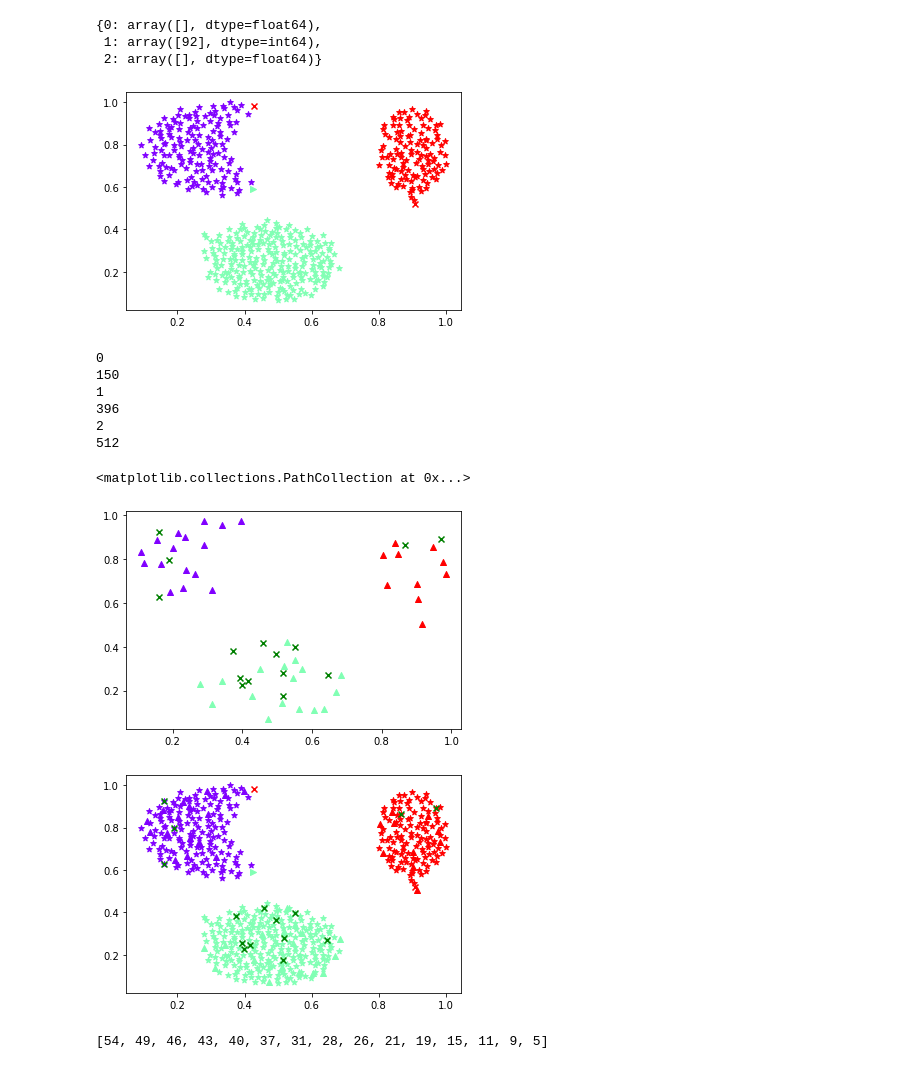
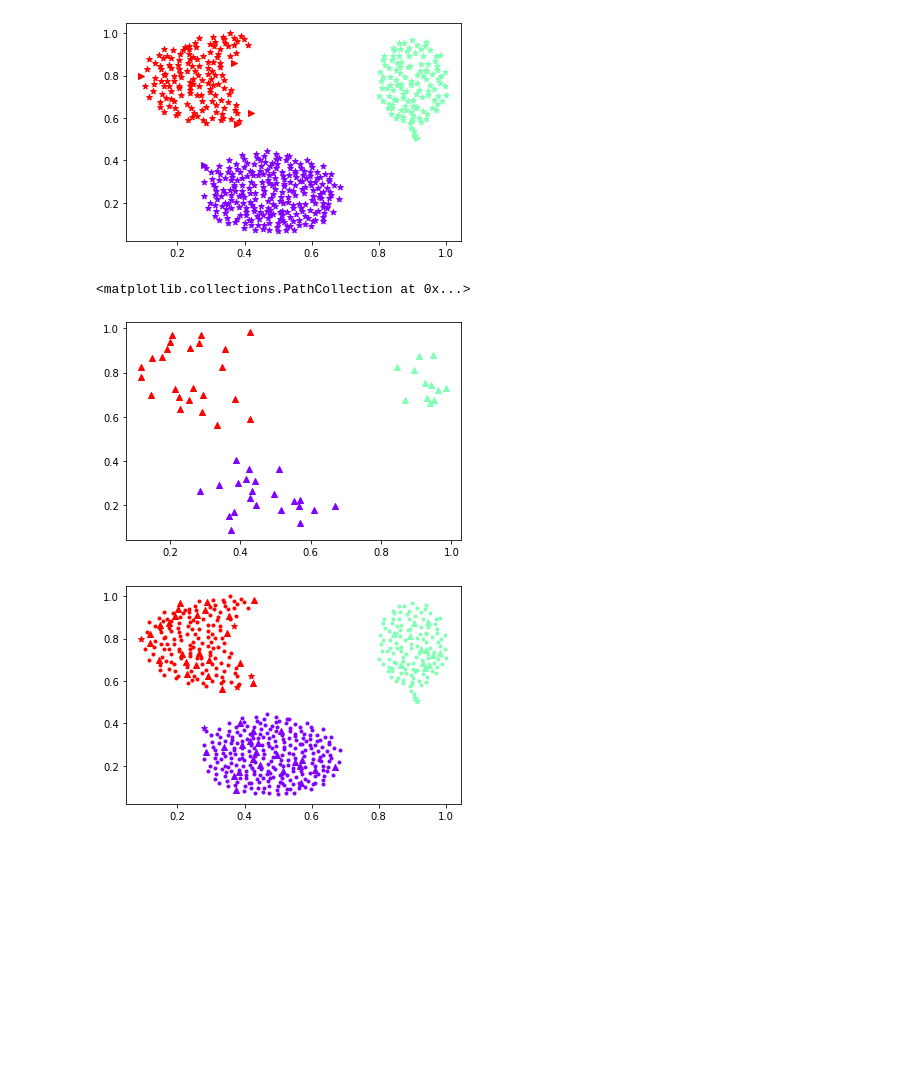
Before and after one commit to Ftmarruda/p1-mc886, a Jupyter notebook: dbscan.ipynb, the cells around one changed output. Cells and saved outputs as stored; diff of their text form; code cells hidden in the pictures; blank space fills up the shorter version.

```diff
--- a/dbscan.ipynb
+++ b/dbscan.ipynb
@@ -122,74 +133,59 @@ def dbscan_fit(test_data: np.ndarray, core_dict: dict, radius_of_neighborhood: f
     return test_clusters, outliers_found
 # %%
-radius = 0.065
-nb_of_neighbors = 6
+radius = 0.058
+nb_of_neighbors = 7
 # %%
 core_train, border_train, outlier_train, n = dbscan(data_in = train_data_norm, radius_of_neighborhood = radius, number_of_neighbors = nb_of_neighbors)
-# %%
-border_train
-# %% [output]
-{0: array([], dtype=float64),
- 1: array([92], dtype=int64),
- 2: array([], dtype=float64)}
 # %%
 colors = cm.rainbow(np.linspace(0,1,n))
 # %%
+figure, axes = plt.subplots()
 for value,color in zip(core_train.values(),colors):
-    x_core, y_core = np.hsplit(train_data_norm[value], 2)
-    plt.scatter(x_core,y_core,marker='*',color=color)
+    if value.size:
+        x_core, y_core = np.hsplit(train_data_norm[value], 2)
+        plt.scatter(x_core,y_core,marker='*',color=color)
 for value,color in zip(border_train.values(),colors):
     if value.size:
         x_border, y_border = np.hsplit(train_data_norm[value], 2)
         plt.scatter(x_border,y_border,marker='>',color=color)
 x_outlier, y_outlier = np.hsplit(train_data_norm[outlier_train], 2)
 plt.scatter(x_outlier,y_outlier,marker='x',color=color)
+draw_circle = []
+j = 0
+for i in range(x_outlier.shape[0]):
+    draw_circle.append(plt.Circle((x_outlier[i,0], y_outlier[i,0]), radius, fill=False))
+    axes.add_artist(draw_circle[j])
+    j += 1
 plt.show()
 # %% [output]
-[figure, old version]
+[figure, new version]
 # %%
 test_result, test_outlier = dbscan_fit(test_data=test_data_norm, core_dict=core_train, radius_of_neighborhood=radius, train_data = train_data_norm)
-# %%
-x = 0
-for cluster, value in core_train.items():
-    print(cluster)
-    x += len(value)
-    print(x)
-# %% [output]
-0
-150
-1
-396
-2
-512
 # %%
 for value,color in zip(test_result.values(),colors):
     x_train, y_train = np.hsplit(test_data_norm[value], 2)
     plt.scatter(x_train,y_train,marker='^',color=color)
-x_outlier_test, y_outlier_test = np.hsplit(data_norm[test_outlier], 2)
+x_outlier_test, y_outlier_test = np.hsplit(test_data_norm[test_outlier], 2)
 plt.scatter(x_outlier_test,y_outlier_test,marker='x',color='g')
 # %% [output]
 <matplotlib.collections.PathCollection at 0x...>
-[figure, old version]
+[figure, new version]
 # %%
 for value,color in zip(core_train.values(),colors):
-    x_core, y_core = np.hsplit(data_norm[value], 2)
-    plt.scatter(x_core,y_core,marker='*',color=color)
+    x_core, y_core = np.hsplit(train_data_norm[value], 2)
+    plt.scatter(x_core,y_core,marker='.',color=color)
 for value,color in zip(border_train.values(),colors):
     if value.size:
-        x_border, y_border = np.hsplit(data_norm[value], 2)
-        plt.scatter(x_border,y_border,marker='>',color=color)
+        x_border, y_border = np.hsplit(train_data_norm[value], 2)
+        plt.scatter(x_border,y_border,marker='*',color=color)
 for value,color in zip(test_result.values(),colors):
-    x_train, y_train = np.hsplit(test_data_norm[value], 2)
-    plt.scatter(x_train,y_train,marker='^',color=color)
-x_outlier_train, y_outlier_train = np.hsplit(data_norm[outlier_train], 2)
-x_outlier_test, y_outlier_test = np.hsplit(data_norm[test_outlier], 2)
+    x_test, y_test = np.hsplit(test_data_norm[value], 2)
+    plt.scatter(x_test,y_test,marker='^',color=color)
+x_outlier_train, y_outlier_train = np.hsplit(train_data_norm[outlier_train], 2)
+x_outlier_test, y_outlier_test = np.hsplit(test_data_norm[test_outlier], 2)
 
 plt.scatter(x_outlier_train,y_outlier_train,marker='x',color='r')
 plt.scatter(x_outlier_test,y_outlier_test,marker='x',color='g')
 plt.show()
 # %% [output]
-[figure, old version]
+[figure, new version]
-# %%
-test_outlier
-# %% [output]
-[54, 49, 46, 43, 40, 37, 31, 28, 26, 21, 19, 15, 11, 9, 5]
```
Also changed, not shown: parts of 1 cell of this notebook.
